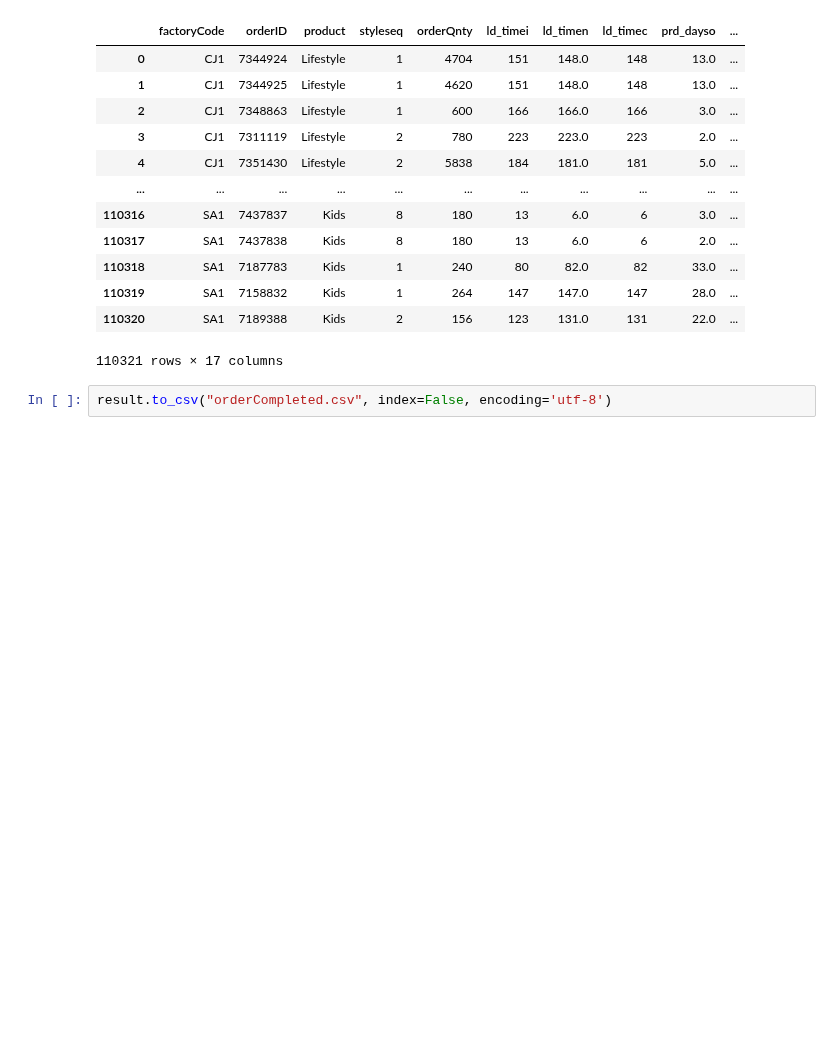
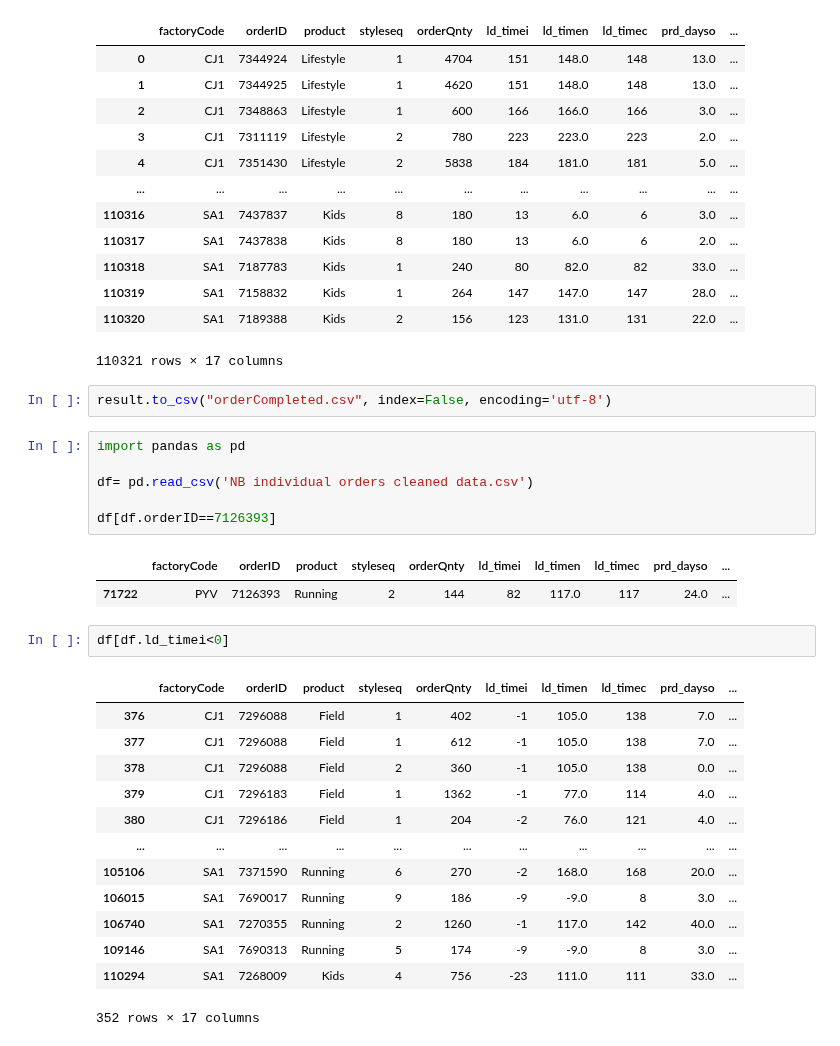
Before and after one commit to xolyn/labor_audit, a Jupyter notebook: LingyuZhou/w6/all_orders.ipynb, the cells around one changed output. Cells and saved outputs as stored; diff of their text form; blank space fills up the shorter version.

```diff
--- a/LingyuZhou/w6/all_orders.ipynb
+++ b/LingyuZhou/w6/all_orders.ipynb
@@ -154,3 +154,28 @@ result
 110321 rows × 17 columns
 # %%
 result.to_csv("orderCompleted.csv", index=False, encoding='utf-8')
+# %%
+import pandas as pd
+
+df= pd.read_csv('NB individual orders cleaned data.csv')
+
+df[df.orderID==7126393]
+# %% [output]
+|  | factoryCode | orderID | product | styleseq | orderQnty | ld_timei | ld_timen | ld_timec | prd_dayso | ... |
+| 71722 | PYV | 7126393 | Running | 2 | 144 | 82 | 117.0 | 117 | 24.0 | ... |
+# %%
+df[df.ld_timei<0]
+# %% [output]
+|  | factoryCode | orderID | product | styleseq | orderQnty | ld_timei | ld_timen | ld_timec | prd_dayso | ... |
+| 376 | CJ1 | 7296088 | Field | 1 | 402 | -1 | 105.0 | 138 | 7.0 | ... |
+| 377 | CJ1 | 7296088 | Field | 1 | 612 | -1 | 105.0 | 138 | 7.0 | ... |
+| 378 | CJ1 | 7296088 | Field | 2 | 360 | -1 | 105.0 | 138 | 0.0 | ... |
+| 379 | CJ1 | 7296183 | Field | 1 | 1362 | -1 | 77.0 | 114 | 4.0 | ... |
+| 380 | CJ1 | 7296186 | Field | 1 | 204 | -2 | 76.0 | 121 | 4.0 | ... |
+| ... | ... | ... | ... | ... | ... | ... | ... | ... | ... | ... |
+| 105106 | SA1 | 7371590 | Running | 6 | 270 | -2 | 168.0 | 168 | 20.0 | ... |
+| 106015 | SA1 | 7690017 | Running | 9 | 186 | -9 | -9.0 | 8 | 3.0 | ... |
+| 106740 | SA1 | 7270355 | Running | 2 | 1260 | -1 | 117.0 | 142 | 40.0 | ... |
+| 109146 | SA1 | 7690313 | Running | 5 | 174 | -9 | -9.0 | 8 | 3.0 | ... |
+| 110294 | SA1 | 7268009 | Kids | 4 | 756 | -23 | 111.0 | 111 | 33.0 | ... |
+352 rows × 17 columns
```
Also changed, not shown: 2 other files.
